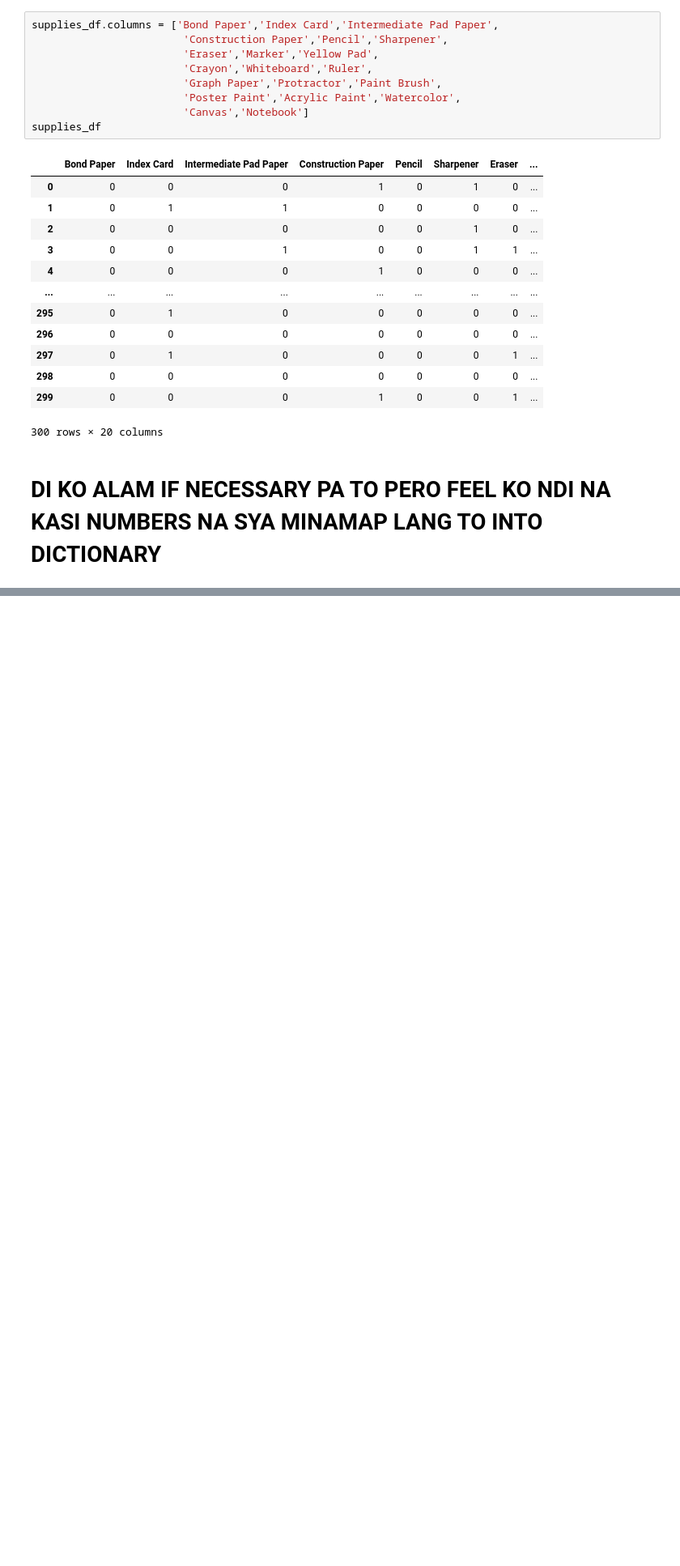
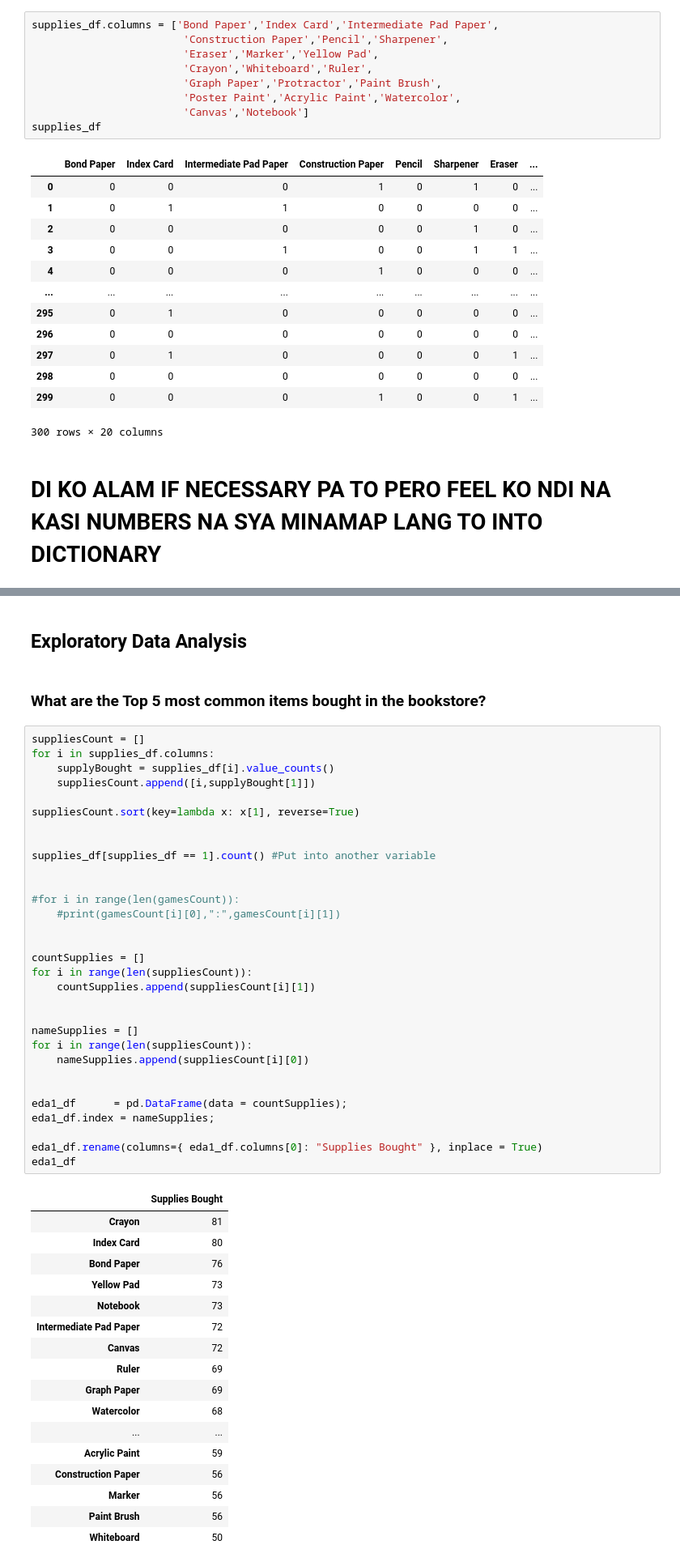
Before and after one commit to louisaboy/CSMODELProject2, a Jupyter notebook: CSMODEL-Project2-S12-Group#12.ipynb, the cells around one changed output, grey strips where cells are left out. Shown: that part at 81% size. Cells and saved outputs as stored; diff of their text form; blank space fills up the shorter version.

```diff
--- a/CSMODEL-Project2-S12-Group#12.ipynb
+++ b/CSMODEL-Project2-S12-Group#12.ipynb
@@ -154,0 +192,53 @@ for i, basket in enumerate(baskets):
+# %% [markdown]
+## Exploratory Data Analysis
+# %% [markdown]
+### What are the Top 5 most common items bought in the bookstore?
+# %%
+suppliesCount = []
+for i in supplies_df.columns:
+    supplyBought = supplies_df[i].value_counts()
+    suppliesCount.append([i,supplyBought[1]])
+
+suppliesCount.sort(key=lambda x: x[1], reverse=True)
+
+
+supplies_df[supplies_df == 1].count() #Put into another variable
+
+
+#for i in range(len(gamesCount)):
+    #print(gamesCount[i][0],":",gamesCount[i][1])
+
+
+countSupplies = []
+for i in range(len(suppliesCount)):
+    countSupplies.append(suppliesCount[i][1])
+
+
+nameSupplies = []
+for i in range(len(suppliesCount)):
+    nameSupplies.append(suppliesCount[i][0])
+
+
+eda1_df      = pd.DataFrame(data = countSupplies);
+eda1_df.index = nameSupplies;
+
+eda1_df.rename(columns={ eda1_df.columns[0]: "Supplies Bought" }, inplace = True)
+eda1_df
+# %% [output]
+|  | Supplies Bought |
+| Crayon | 81 |
+| Index Card | 80 |
+| Bond Paper | 76 |
+| Yellow Pad | 73 |
+| Notebook | 73 |
+| Intermediate Pad Paper | 72 |
+| Canvas | 72 |
+| Ruler | 69 |
+| Graph Paper | 69 |
+| Watercolor | 68 |
+| ... | ... |
+| Acrylic Paint | 59 |
+| Construction Paper | 56 |
+| Marker | 56 |
+| Paint Brush | 56 |
+| Whiteboard | 50 |
```
Also changed, not shown: parts of 9 cells of this notebook, 1 other file.
